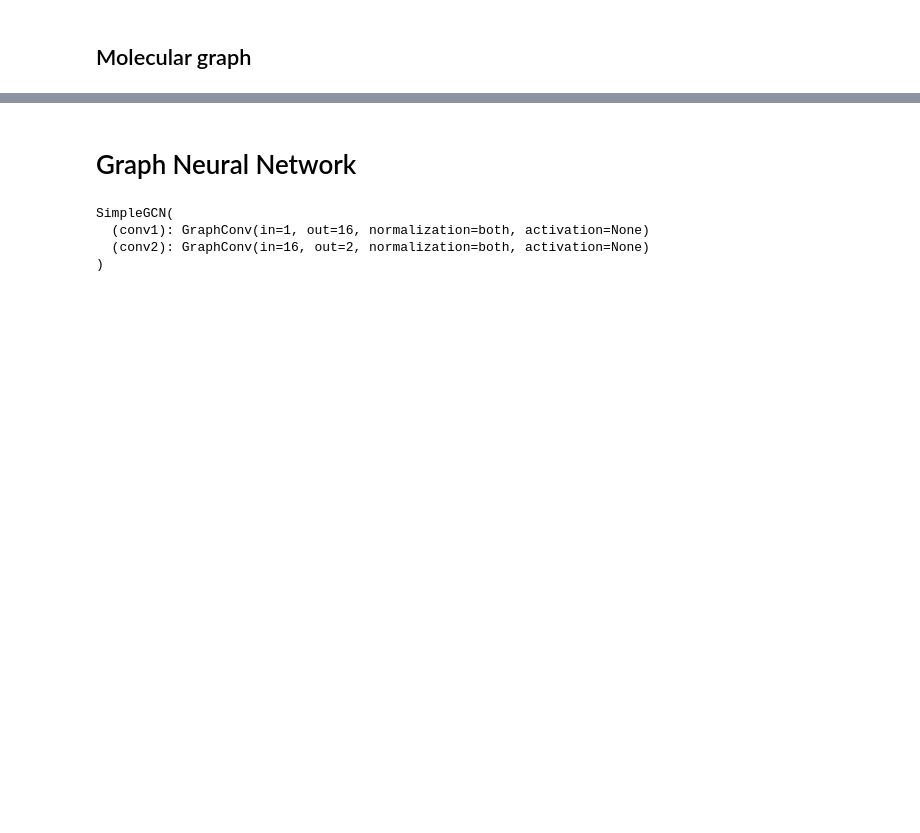
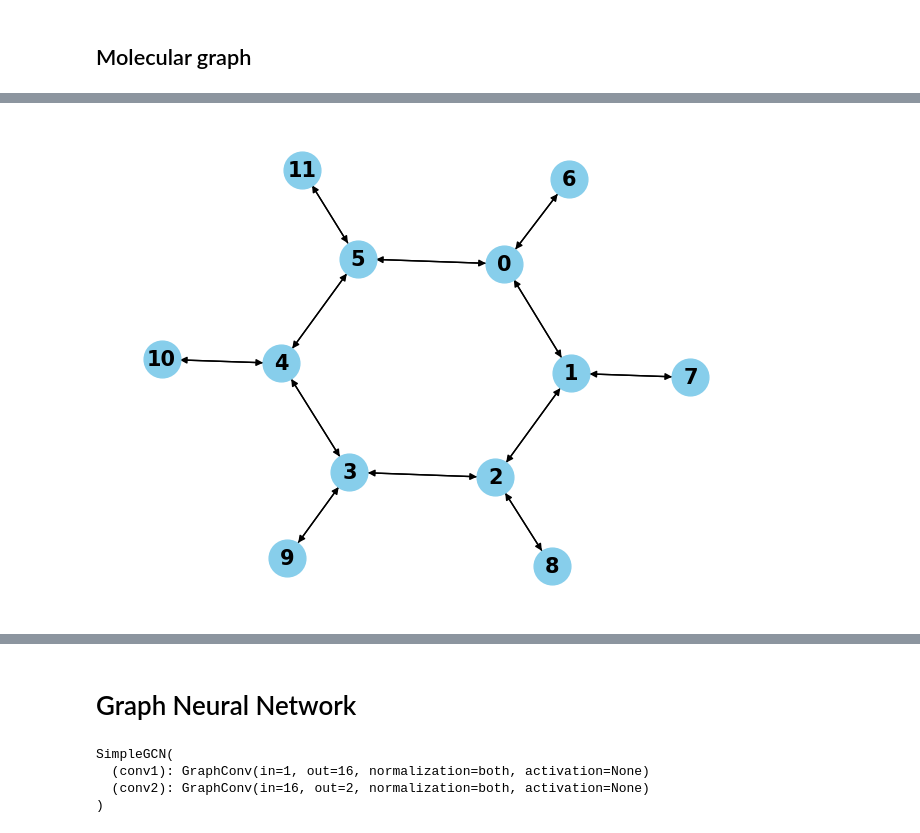
Before and after one commit to process-intelligence-research/AI-in-Bio-Chemical-Engineering-Lecture-Coding, a Jupyter notebook: Lecture 6/Lecture6_example.ipynb, the cells around one changed output, grey strips where cells are left out. Drawn from its saved outputs; the diff is of its cells as text; code cells hidden in the pictures; blank space fills up the shorter version.

```diff
--- a/Lecture 6/Lecture6_example.ipynb
+++ b/Lecture 6/Lecture6_example.ipynb
@@ -95,0 +55,89 @@ Graph(num_nodes=6, num_edges=12,
+# %%
+import dgl
+import networkx as nx
+import matplotlib.pyplot as plt
+from rdkit import Chem
+from rdkit.Chem import Draw
+import torch
+
+# Benzene SMILES string
+smiles_string = 'C1=CC=CC=C1'
+
+# Convert SMILES string to RDKit molecule
+molecule = Chem.MolFromSmiles(smiles_string)
+
+# adding H-atoms to fulfil valency of C -atom
+molecule = Chem.AddHs(molecule)
+# Draw the molecule
+Draw.MolToImage(molecule)
+
+# Initialize an empty directed NetworkX graph
+G = nx.DiGraph()
+
+# Define a function for one-hot encoding
+def one_hot_encode(value, options):
+    """
+    One-hot encode a given value based on the provided options.
+
+    Parameters:
+        value: The value to encode (e.g., a string, number, etc.).
+        options: A list of all possible options/categories.
+
+    Returns:
+        A list representing the one-hot encoded vector. If the value is not
+        in the options, it appends a 0 for the missing value.
+    """
+    encoding = [1 if value == option else 0 for option in options]
+    # If the value is not in categories, the entire encoding will be 0
+    if sum(encoding) == 0:
+        encoding.append(0)  # Add a "not found" indicator
+    return encoding
+
+# Dynamically extract all atom types and bond types from the molecule
+atom_types = list(set([atom.GetSymbol() for atom in molecule.GetAtoms()]))
+bond_types = list(set([bond.GetBondType() for bond in molecule.GetBonds()]))
+
+# Adding nodes with atom type as a feature
+for atom in molecule.GetAtoms():
+    atom_idx = atom.GetIdx()
+    atom_type = atom.GetSymbol()
+    one_hot_atom_type = one_hot_encode(atom_type, atom_types)
+    G.add_node(atom_idx, atom_type=one_hot_atom_type)
+
+# Adding edges with bond type as a feature
+for bond in molecule.GetBonds():
+    bond_type = bond.GetBondType()
+    begin_idx = bond.GetBeginAtomIdx()
+    end_idx = bond.GetEndAtomIdx()
+    one_hot_bond_type = one_hot_encode(bond_type, bond_types)
+
+    # Add directed edges with features for both directions
+    G.add_edge(begin_idx, end_idx, bond_type=one_hot_bond_type)
+    G.add_edge(end_idx, begin_idx, bond_type=one_hot_bond_type)
+
+# Visualize the graph using NetworkX
+pos = nx.spring_layout(G)  # Layout for consistent visualization
+nx.draw(
+    G, pos, with_labels=True, node_color='skyblue',
+    node_size=700, font_size=15, font_weight='bold'
+)
+plt.show()
+
+# Convert the NetworkX graph to a DGL graph with node and edge features
+dgl_graph = dgl.from_networkx(
+    G,
+    node_attrs=['atom_type'],
+    edge_attrs=['bond_type']
+)
+
+# Print graph information
+print(dgl_graph)
+
+# Access node and edge features
+print("Node features:")
+print(dgl_graph.ndata['atom_type'])  # One-hot encoded atom types
+
+print("\nEdge features:")
+print(dgl_graph.edata['bond_type'])  # One-hot encoded bond types
+# %% [output]
+[figure, added]
```
Also changed, not shown: parts of 3 cells of this notebook.
